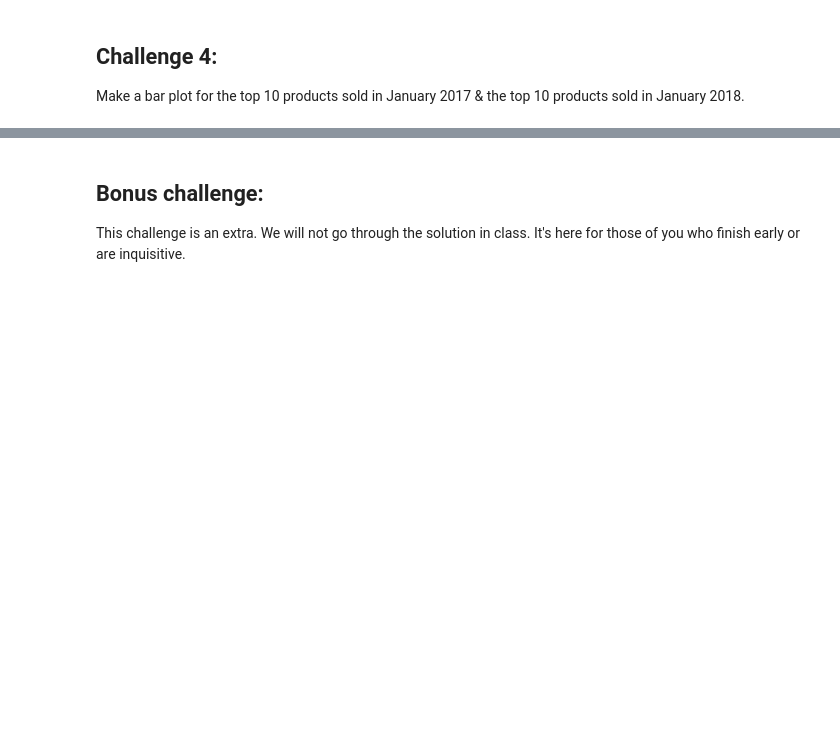
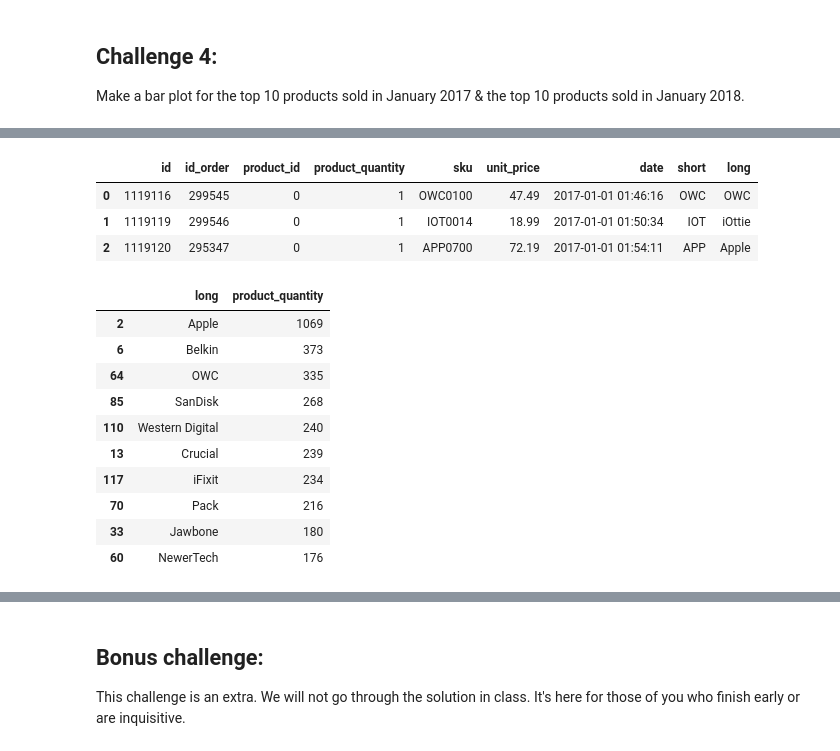
Before and after one commit to PhoenixCC0722/JoinTheGame_Magist, a Jupyter notebook: 3_1_7_seaborn_challenges.ipynb, the cells around one changed output, grey strips where cells are left out. Drawn from its saved outputs; the diff is of its cells as text; code cells hidden in the pictures; blank space fills up the shorter version.

```diff
--- a/3_1_7_seaborn_challenges.ipynb
+++ b/3_1_7_seaborn_challenges.ipynb
@@ -572,0 +623,31 @@ Make a bar plot for the top 10 products sold in January 2017 & the top 10 produc
+# %%
+# orders in Jan2017 with brands
+orders_Jan2017_with_brands_df = orders_Jan2017.merge(brands,
+                                how="left",
+                                left_on="short",
+                                right_on="short")
+orders_Jan2017_with_brands_df.head(3)
+# %% [output]
+|  | id | id_order | product_id | product_quantity | sku | unit_price | date | short | long |
+| 0 | 1119116 | 299545 | 0 | 1 | OWC0100 | 47.49 | 2017-01-01 01:46:16 | OWC | OWC |
+| 1 | 1119119 | 299546 | 0 | 1 | IOT0014 | 18.99 | 2017-01-01 01:50:34 | IOT | iOttie |
+| 2 | 1119120 | 295347 | 0 | 1 | APP0700 | 72.19 | 2017-01-01 01:54:11 | APP | Apple |
+# %%
+brands_10_most_sold_Jan2017_df = (
+                         orders_Jan2017_with_brands_df.groupby("long", as_index=False)
+                         ["product_quantity"].sum()
+                         .nlargest(10, "product_quantity")
+                         )
+brands_10_most_sold_Jan2017_df
+# %% [output]
+|  | long | product_quantity |
+| 2 | Apple | 1069 |
+| 6 | Belkin | 373 |
+| 64 | OWC | 335 |
+| 85 | SanDisk | 268 |
+| 110 | Western Digital | 240 |
+| 13 | Crucial | 239 |
+| 117 | iFixit | 234 |
+| 70 | Pack | 216 |
+| 33 | Jawbone | 180 |
+| 60 | NewerTech | 176 |
```
Also changed, not shown: parts of 14 cells of this notebook.
